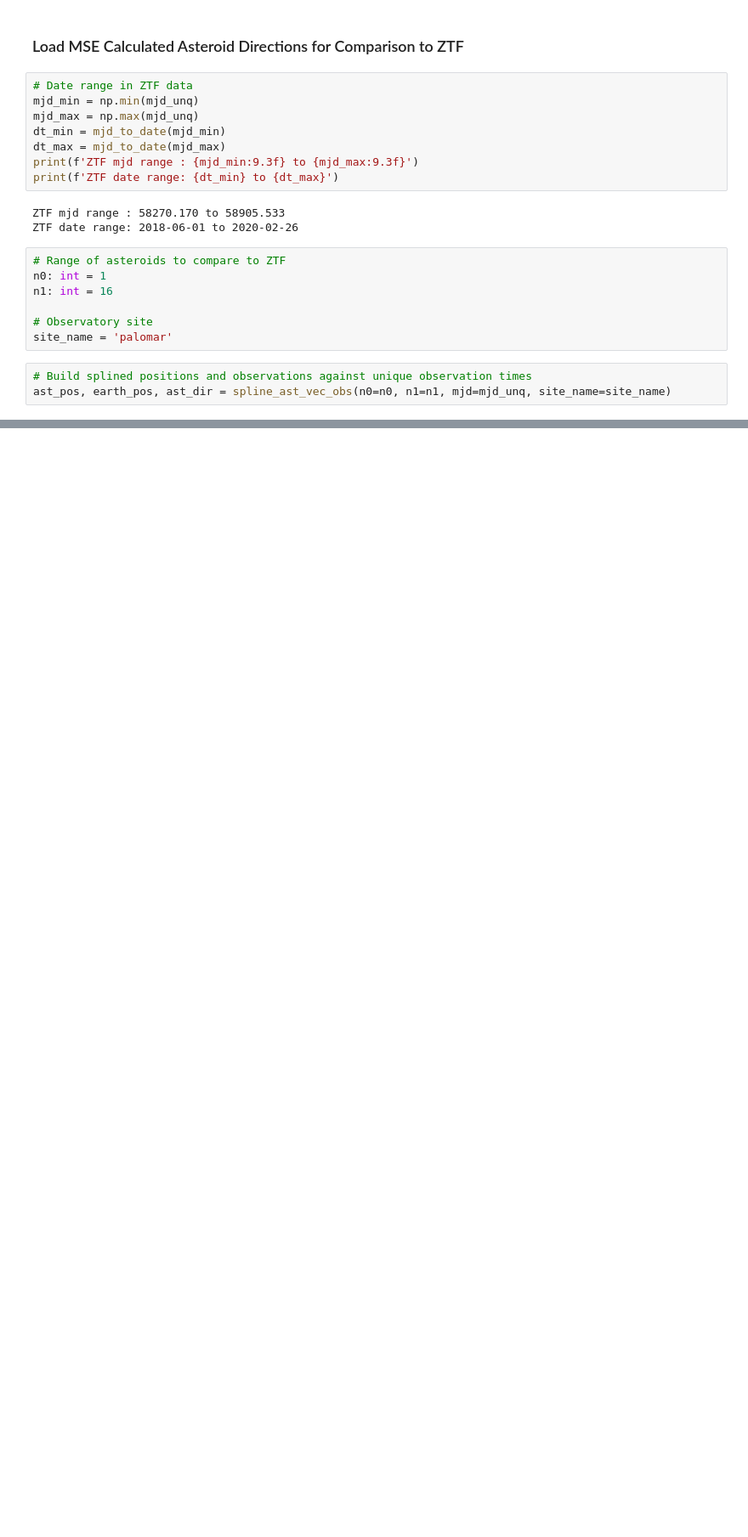
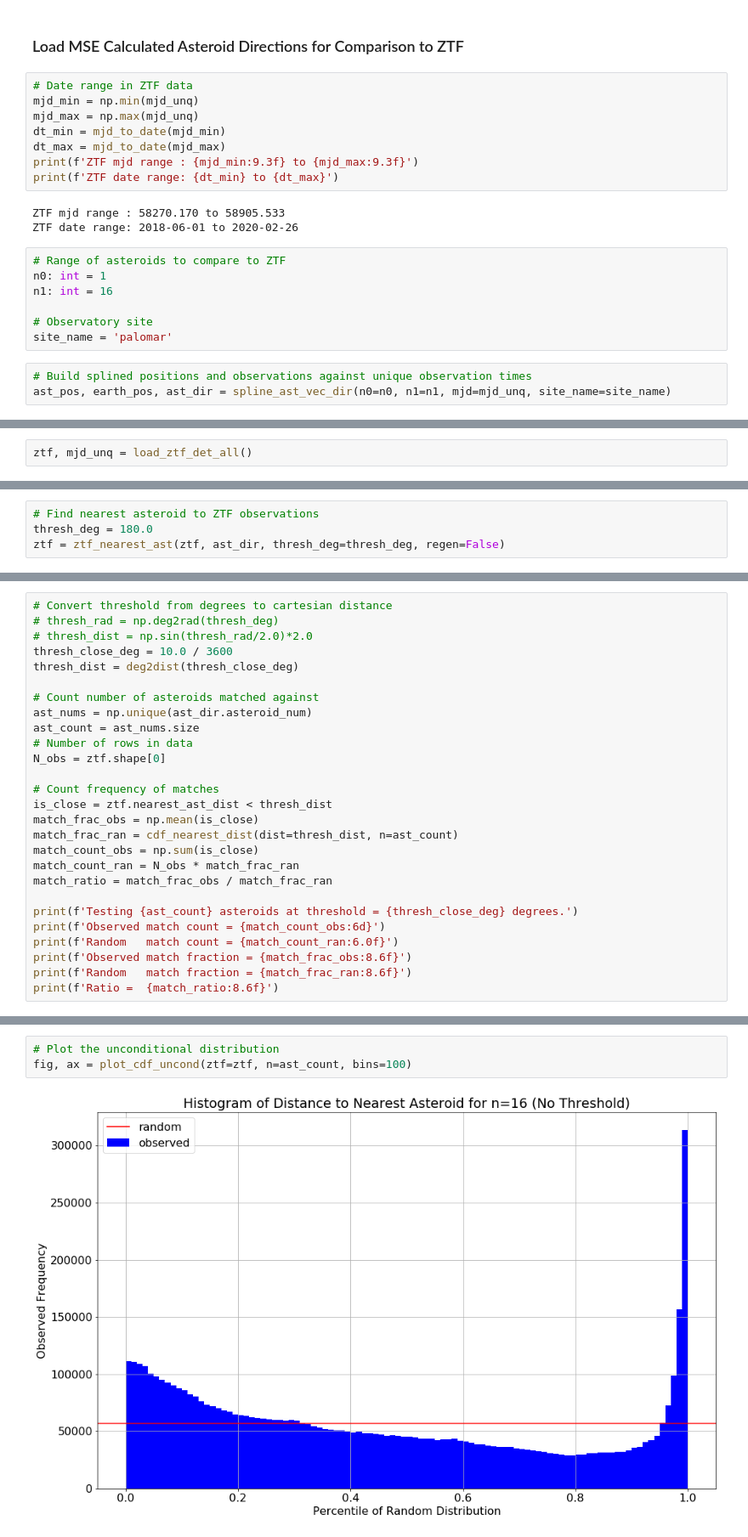
Before and after one commit to memanuel/kepler-sieve, a Jupyter notebook: src/ztf_data.ipynb, the cells around one changed output, grey strips where cells are left out. Shown at 85% size. Cells and saved outputs as stored; diff of their text form; blank space fills up the shorter version.

Commit message:
ZTF - histogram of dist to nearest asteroid

```diff
--- a/src/ztf_data.ipynb
+++ b/src/ztf_data.ipynb
@@ -150,4 +119,4 @@ n1: int = 16
 site_name = 'palomar'
 # %%
 # Build splined positions and observations against unique observation times
-ast_pos, earth_pos, ast_dir = spline_ast_vec_obs(n0=n0, n1=n1, mjd=mjd_unq, site_name=site_name)
+ast_pos, earth_pos, ast_dir = spline_ast_vec_dir(n0=n0, n1=n1, mjd=mjd_unq, site_name=site_name)
@@ -169,0 +127,2 @@ u_jpl.shape
+# %%
+ztf, mjd_unq = load_ztf_det_all()
@@ -169,0 +131,4 @@ u_jpl.shape
+# %%
+# Find nearest asteroid to ZTF observations
+thresh_deg = 180.0
+ztf = ztf_nearest_ast(ztf, ast_dir, thresh_deg=thresh_deg, regen=False)
@@ -258,0 +155,27 @@ np.max(x_spline)
+# %%
+# Convert threshold from degrees to cartesian distance
+# thresh_rad = np.deg2rad(thresh_deg)
+# thresh_dist = np.sin(thresh_rad/2.0)*2.0
+thresh_close_deg = 10.0 / 3600
+thresh_dist = deg2dist(thresh_close_deg)
+
+# Count number of asteroids matched against
+ast_nums = np.unique(ast_dir.asteroid_num)
+ast_count = ast_nums.size
+# Number of rows in data
+N_obs = ztf.shape[0]
+
+# Count frequency of matches
+is_close = ztf.nearest_ast_dist < thresh_dist
+match_frac_obs = np.mean(is_close)
+match_frac_ran = cdf_nearest_dist(dist=thresh_dist, n=ast_count)
+match_count_obs = np.sum(is_close)
+match_count_ran = N_obs * match_frac_ran
+match_ratio = match_frac_obs / match_frac_ran
+
+print(f'Testing {ast_count} asteroids at threshold = {thresh_close_deg} degrees.')
+print(f'Observed match count = {match_count_obs:6d}')
+print(f'Random   match count = {match_count_ran:6.0f}')
+print(f'Observed match fraction = {match_frac_obs:8.6f}')
+print(f'Random   match fraction = {match_frac_ran:8.6f}')
+print(f'Ratio =  {match_ratio:8.6f}')
@@ -258,0 +189,5 @@ np.max(x_spline)
+# %%
+# Plot the unconditional distribution
+fig, ax = plot_cdf_uncond(ztf=ztf, n=ast_count, bins=100)
+# %% [output]
+[figure, added]
```
Also changed, not shown: parts of 42 cells of this notebook, 2 other files.
